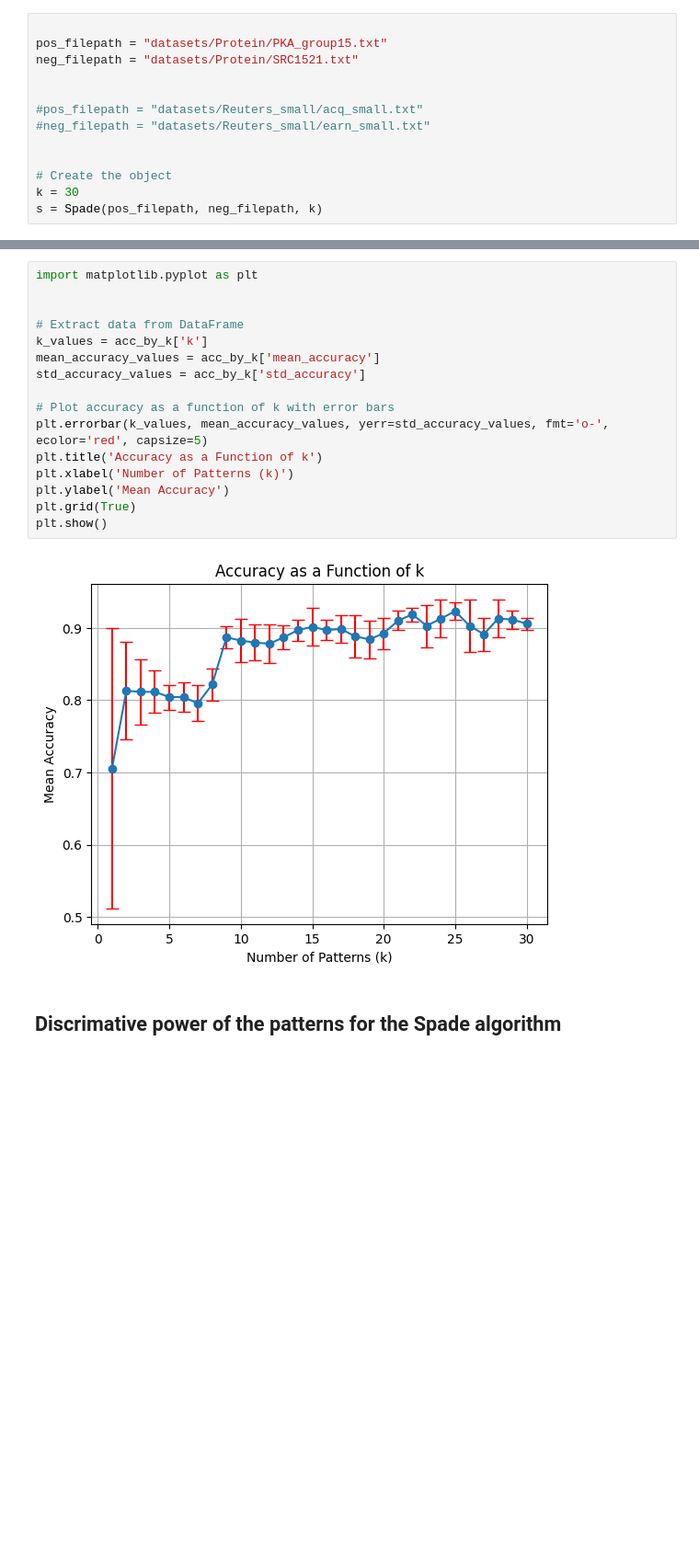
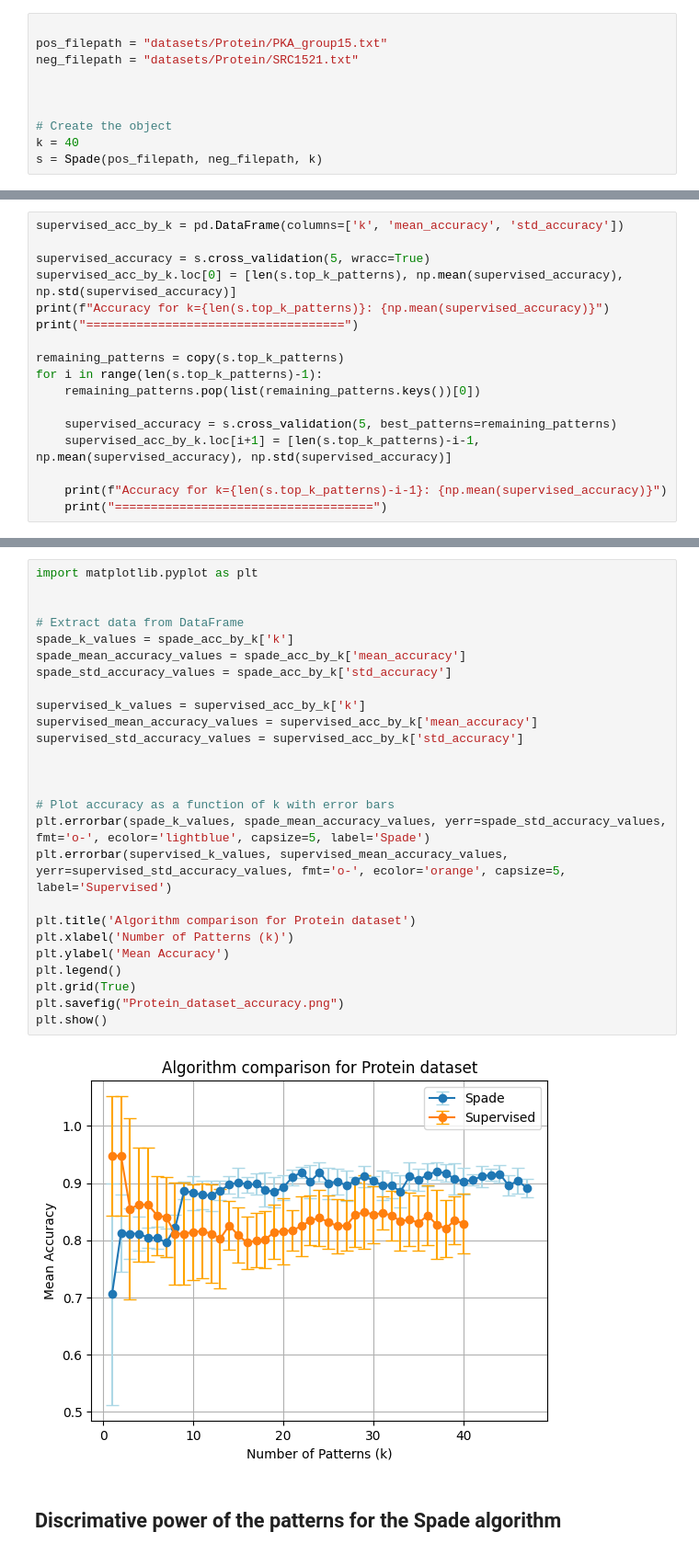
Before and after one commit to Pietro-Gavazzi/apriori, a Jupyter notebook: linfo2364_project2/Notebook.ipynb, the cells around one changed output, grey strips where cells are left out. Shown: that part at 92% size. Cells and saved outputs as stored; diff of their text form; blank space fills up the shorter version.

```diff
--- a/linfo2364_project2/Notebook.ipynb
+++ b/linfo2364_project2/Notebook.ipynb
@@ -280,10 +395,7 @@ pos_filepath = "datasets/Protein/PKA_group15.txt"
 neg_filepath = "datasets/Protein/SRC1521.txt"
 
 
-#pos_filepath = "datasets/Reuters_small/acq_small.txt"
-#neg_filepath = "datasets/Reuters_small/earn_small.txt"
-
 
 # Create the object
-k = 30
+k = 40
 s = Spade(pos_filepath, neg_filepath, k)
@@ -337,0 +460,17 @@ Accuracy for k=1: 0.7057971014492754
+# %%
+supervised_acc_by_k = pd.DataFrame(columns=['k', 'mean_accuracy', 'std_accuracy'])
+
+supervised_accuracy = s.cross_validation(5, wracc=True)
+supervised_acc_by_k.loc[0] = [len(s.top_k_patterns), np.mean(supervised_accuracy), np.std(supervised_accuracy)]
+print(f"Accuracy for k={len(s.top_k_patterns)}: {np.mean(supervised_accuracy)}")
+print("====================================")
+
+remaining_patterns = copy(s.top_k_patterns)
+for i in range(len(s.top_k_patterns)-1):
+    remaining_patterns.pop(list(remaining_patterns.keys())[0])
+
+    supervised_accuracy = s.cross_validation(5, best_patterns=remaining_patterns)
+    supervised_acc_by_k.loc[i+1] = [len(s.top_k_patterns)-i-1, np.mean(supervised_accuracy), np.std(supervised_accuracy)]
+
+    print(f"Accuracy for k={len(s.top_k_patterns)-i-1}: {np.mean(supervised_accuracy)}")
+    print("====================================")
@@ -338,21 +495,31 @@ Accuracy for k=1: 0.7057971014492754
 # %%
 import matplotlib.pyplot as plt
 
 
 # Extract data from DataFrame
-k_values = acc_by_k['k']
-mean_accuracy_values = acc_by_k['mean_accuracy']
-std_accuracy_values = acc_by_k['std_accuracy']
+spade_k_values = spade_acc_by_k['k']
+spade_mean_accuracy_values = spade_acc_by_k['mean_accuracy']
+spade_std_accuracy_values = spade_acc_by_k['std_accuracy']
+
+supervised_k_values = supervised_acc_by_k['k']
+supervised_mean_accuracy_values = supervised_acc_by_k['mean_accuracy']
+supervised_std_accuracy_values = supervised_acc_by_k['std_accuracy']
+
+
 
 # Plot accuracy as a function of k with error bars
-plt.errorbar(k_values, mean_accuracy_values, yerr=std_accuracy_values, fmt='o-', ecolor='red', capsize=5)
-plt.title('Accuracy as a Function of k')
+plt.errorbar(spade_k_values, spade_mean_accuracy_values, yerr=spade_std_accuracy_values, fmt='o-', ecolor='lightblue', capsize=5, label='Spade')
+plt.errorbar(supervised_k_values, supervised_mean_accuracy_values, yerr=supervised_std_accuracy_values, fmt='o-', ecolor='orange', capsize=5,  label='Supervised')
+
+plt.title('Algorithm comparison for Protein dataset')
 plt.xlabel('Number of Patterns (k)')
 plt.ylabel('Mean Accuracy')
+plt.legend()
 plt.grid(True)
+plt.savefig("Protein_dataset_accuracy.png")
 plt.show()
 # %% [output]
-[figure, old version]
+[figure, new version]
 # %% [markdown]
 ## Discrimative power of the patterns for the Spade algorithm
 # %%
```
Also changed, not shown: parts of 22 cells of this notebook.
